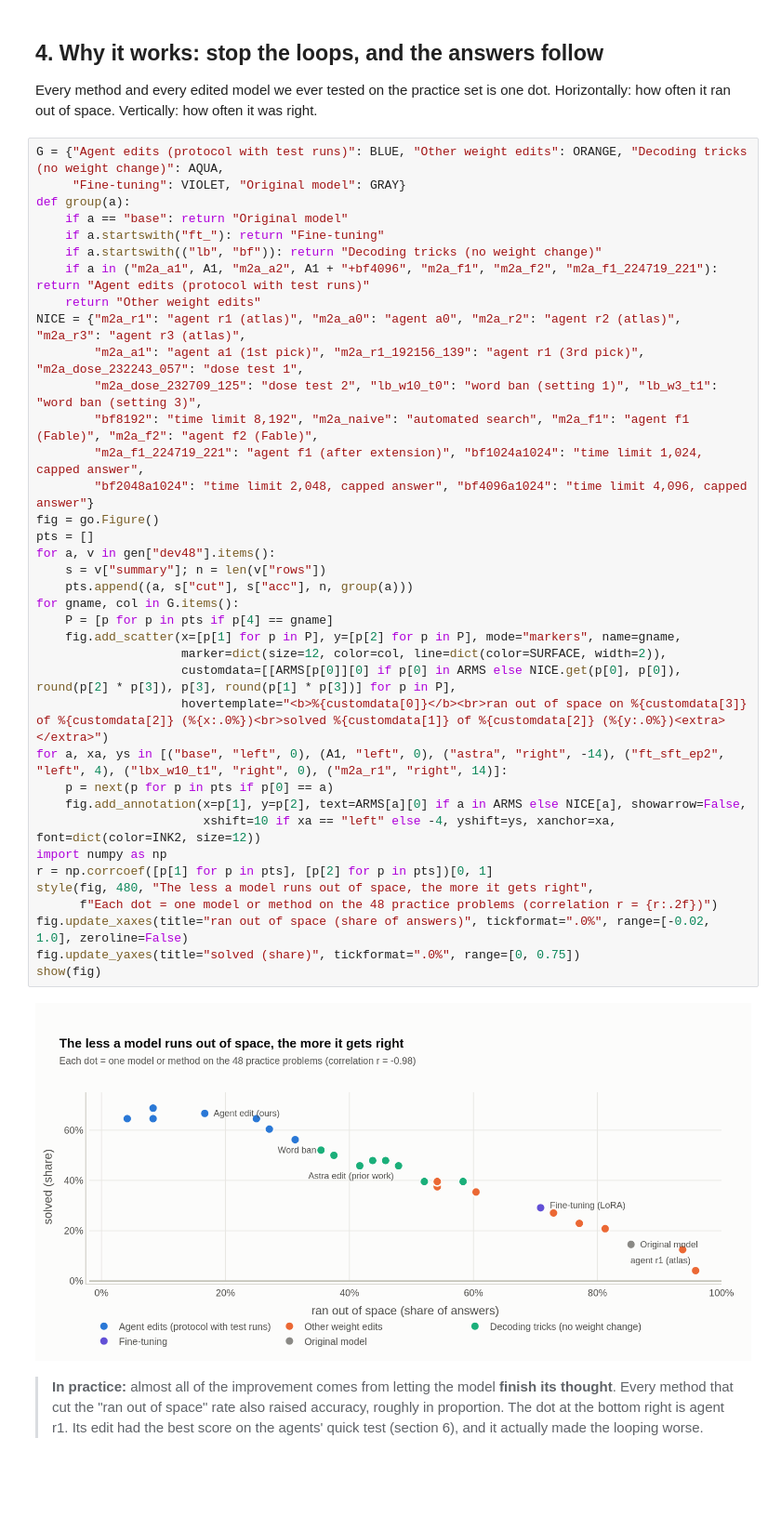
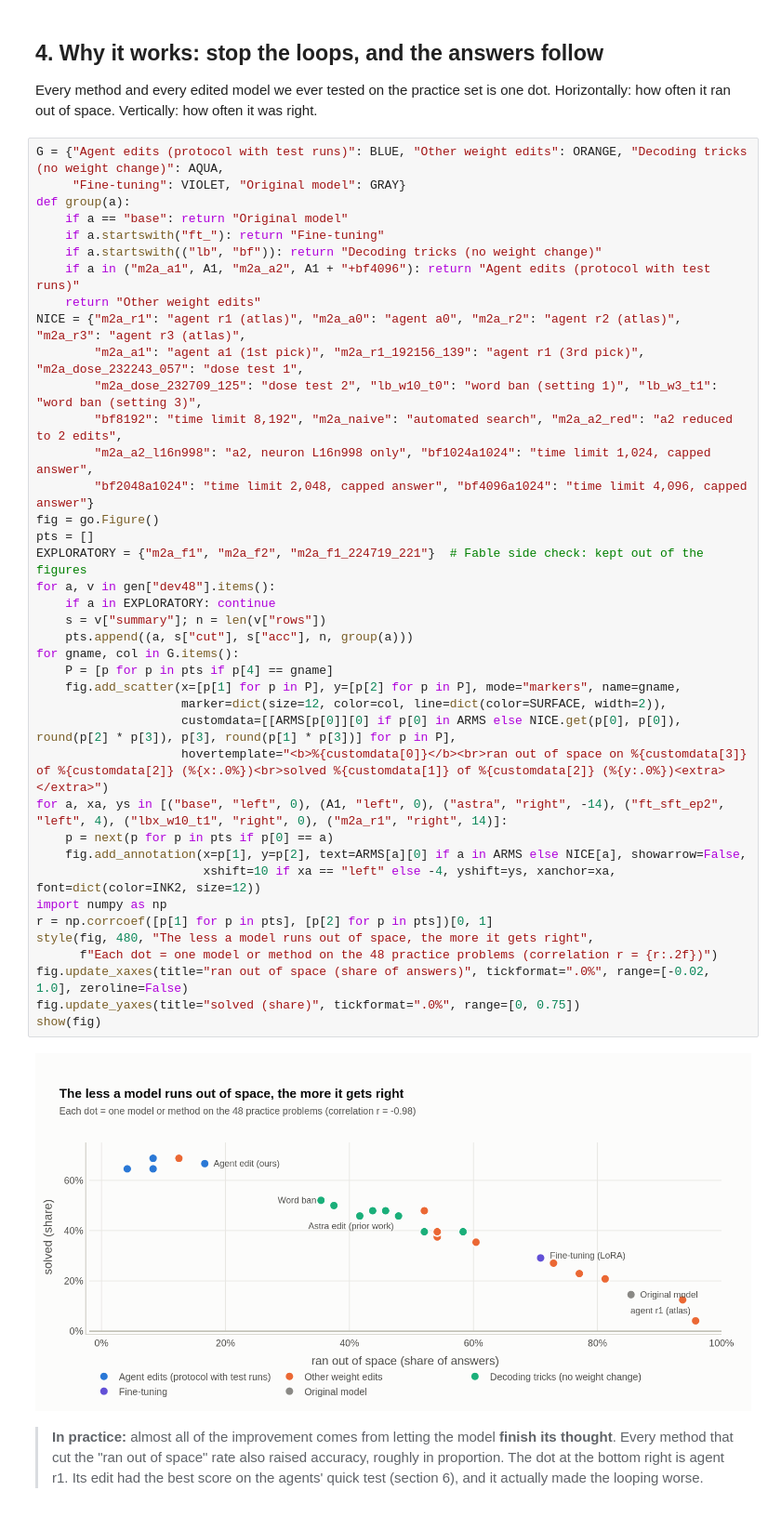
Before and after one commit to luizmlo/agentic-weight-editing, a Jupyter notebook: notebooks/results.ipynb, the cells around one changed output. Shown at 93% size. Drawn from its saved outputs; the diff is of its cells as text; blank space fills up the shorter version.

Commit message:
Fable como menção breve: fora das tabelas, do TL;DR e da Figura 3
Co-Authored-By: Claude Opus 5.5 <noreply@anthropic.com>

```diff
--- a/notebooks/results.ipynb
+++ b/notebooks/results.ipynb
@@ -273,38 +273,40 @@ def group(a):
     if a == "base": return "Original model"
     if a.startswith("ft_"): return "Fine-tuning"
     if a.startswith(("lb", "bf")): return "Decoding tricks (no weight change)"
-    if a in ("m2a_a1", A1, "m2a_a2", A1 + "+bf4096", "m2a_f1", "m2a_f2", "m2a_f1_224719_221"): return "Agent edits (protocol with test runs)"
+    if a in ("m2a_a1", A1, "m2a_a2", A1 + "+bf4096"): return "Agent edits (protocol with test runs)"
     return "Other weight edits"
 NICE = {"m2a_r1": "agent r1 (atlas)", "m2a_a0": "agent a0", "m2a_r2": "agent r2 (atlas)", "m2a_r3": "agent r3 (atlas)",
         "m2a_a1": "agent a1 (1st pick)", "m2a_r1_192156_139": "agent r1 (3rd pick)", "m2a_dose_232243_057": "dose test 1",
         "m2a_dose_232709_125": "dose test 2", "lb_w10_t0": "word ban (setting 1)", "lb_w3_t1": "word ban (setting 3)",
-        "bf8192": "time limit 8,192", "m2a_naive": "automated search", "m2a_f1": "agent f1 (Fable)", "m2a_f2": "agent f2 (Fable)",
-        "m2a_f1_224719_221": "agent f1 (after extension)", "bf1024a1024": "time limit 1,024, capped answer",
+        "bf8192": "time limit 8,192", "m2a_naive": "automated search", "m2a_a2_red": "a2 reduced to 2 edits",
+        "m2a_a2_l16n998": "a2, neuron L16n998 only", "bf1024a1024": "time limit 1,024, capped answer",
         "bf2048a1024": "time limit 2,048, capped answer", "bf4096a1024": "time limit 4,096, capped answer"}
 fig = go.Figure()
 pts = []
+EXPLORATORY = {"m2a_f1", "m2a_f2", "m2a_f1_224719_221"}  # Fable side check: kept out of the figures
 for a, v in gen["dev48"].items():
+    if a in EXPLORATORY: continue
     s = v["summary"]; n = len(v["rows"])
     pts.append((a, s["cut"], s["acc"], n, group(a)))
 for gname, col in G.items():
     P = [p for p in pts if p[4] == gname]
     fig.add_scatter(x=[p[1] for p in P], y=[p[2] for p in P], mode="markers", name=gname,
                     marker=dict(size=12, color=col, line=dict(color=SURFACE, width=2)),
                     customdata=[[ARMS[p[0]][0] if p[0] in ARMS else NICE.get(p[0], p[0]), round(p[2] * p[3]), p[3], round(p[1] * p[3])] for p in P],
                     hovertemplate="<b>%{customdata[0]}</b><br>ran out of space on %{customdata[3]} of %{customdata[2]} (%{x:.0%})<br>solved %{customdata[1]} of %{customdata[2]} (%{y:.0%})<extra></extra>")
 for a, xa, ys in [("base", "left", 0), (A1, "left", 0), ("astra", "right", -14), ("ft_sft_ep2", "left", 4), ("lbx_w10_t1", "right", 0), ("m2a_r1", "right", 14)]:
     p = next(p for p in pts if p[0] == a)
     fig.add_annotation(x=p[1], y=p[2], text=ARMS[a][0] if a in ARMS else NICE[a], showarrow=False,
                        xshift=10 if xa == "left" else -4, yshift=ys, xanchor=xa, font=dict(color=INK2, size=12))
 import numpy as np
 r = np.corrcoef([p[1] for p in pts], [p[2] for p in pts])[0, 1]
 style(fig, 480, "The less a model runs out of space, the more it gets right",
       f"Each dot = one model or method on the 48 practice problems (correlation r = {r:.2f})")
 fig.update_xaxes(title="ran out of space (share of answers)", tickformat=".0%", range=[-0.02, 1.0], zeroline=False)
 fig.update_yaxes(title="solved (share)", tickformat=".0%", range=[0, 0.75])
 show(fig)
 # %% [output]
-[figure, old version]
+[figure, new version]
 # %% [markdown]
 > **In practice:** almost all of the improvement comes from letting the model **finish its thought**. Every method
 > that cut the "ran out of space" rate also raised accuracy, roughly in proportion. The dot at the bottom right is
```
Also changed, not shown: 11 other files.
